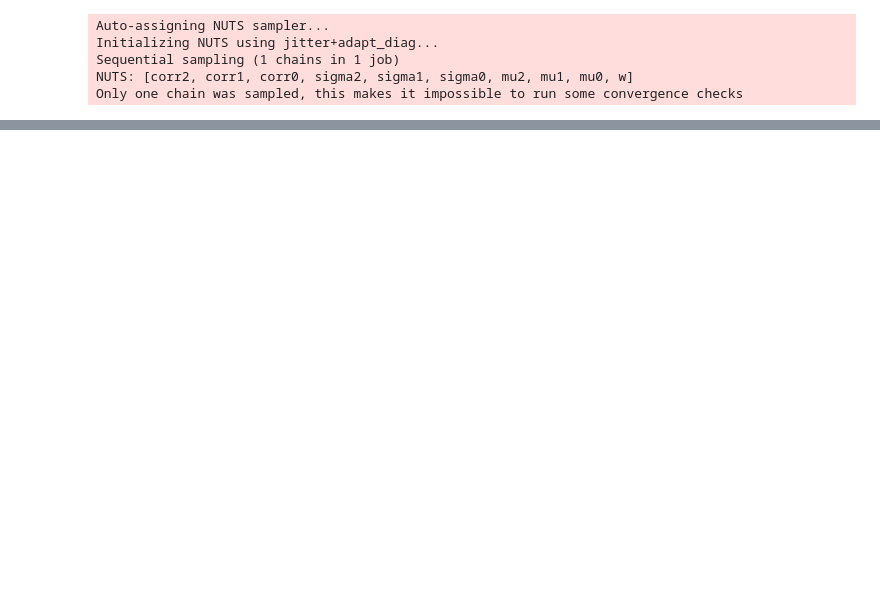
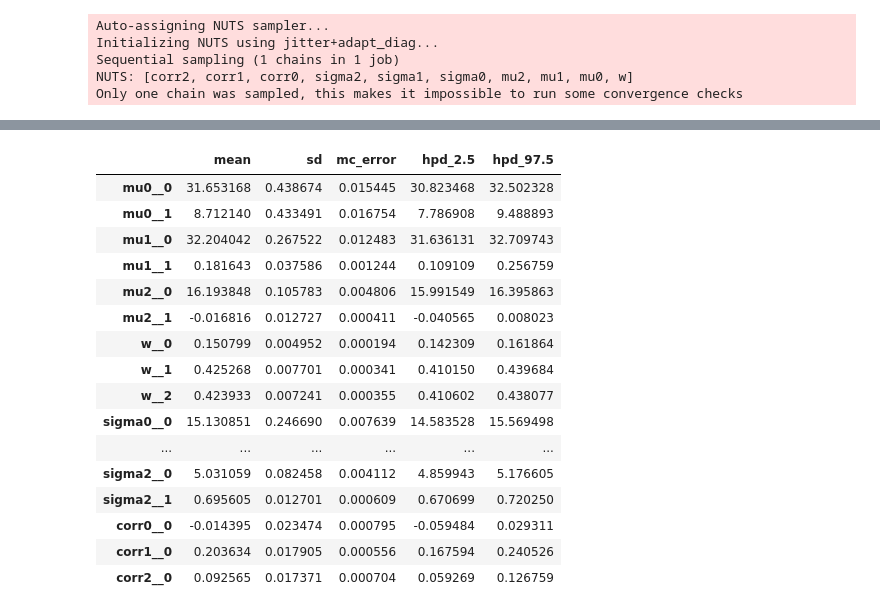
Before and after one commit to yangwei07/pymc3_mcmc, a Jupyter notebook: v0521.ipynb, the cells around one changed output, grey strips where cells are left out. Drawn from its saved outputs; the diff is of its cells as text; code cells hidden in the pictures; blank space fills up the shorter version.

```diff
--- a/v0521.ipynb
+++ b/v0521.ipynb
@@ -489,0 +491,20 @@ std: 0.000015
+# %%
+pm.summary(trace)
+# %% [output]
+|  | mean | sd | mc_error | hpd_2.5 | hpd_97.5 |
+| mu0__0 | 31.653168 | 0.438674 | 0.015445 | 30.823468 | 32.502328 |
+| mu0__1 | 8.712140 | 0.433491 | 0.016754 | 7.786908 | 9.488893 |
+| mu1__0 | 32.204042 | 0.267522 | 0.012483 | 31.636131 | 32.709743 |
+| mu1__1 | 0.181643 | 0.037586 | 0.001244 | 0.109109 | 0.256759 |
+| mu2__0 | 16.193848 | 0.105783 | 0.004806 | 15.991549 | 16.395863 |
+| mu2__1 | -0.016816 | 0.012727 | 0.000411 | -0.040565 | 0.008023 |
+| w__0 | 0.150799 | 0.004952 | 0.000194 | 0.142309 | 0.161864 |
+| w__1 | 0.425268 | 0.007701 | 0.000341 | 0.410150 | 0.439684 |
+| w__2 | 0.423933 | 0.007241 | 0.000355 | 0.410602 | 0.438077 |
+| sigma0__0 | 15.130851 | 0.246690 | 0.007639 | 14.583528 | 15.569498 |
+| ... | ... | ... | ... | ... | ... |
+| sigma2__0 | 5.031059 | 0.082458 | 0.004112 | 4.859943 | 5.176605 |
+| sigma2__1 | 0.695605 | 0.012701 | 0.000609 | 0.670699 | 0.720250 |
+| corr0__0 | -0.014395 | 0.023474 | 0.000795 | -0.059484 | 0.029311 |
+| corr1__0 | 0.203634 | 0.017905 | 0.000556 | 0.167594 | 0.240526 |
+| corr2__0 | 0.092565 | 0.017371 | 0.000704 | 0.059269 | 0.126759 |
```
Also changed, not shown: parts of 4 cells of this notebook, 4 other files.
